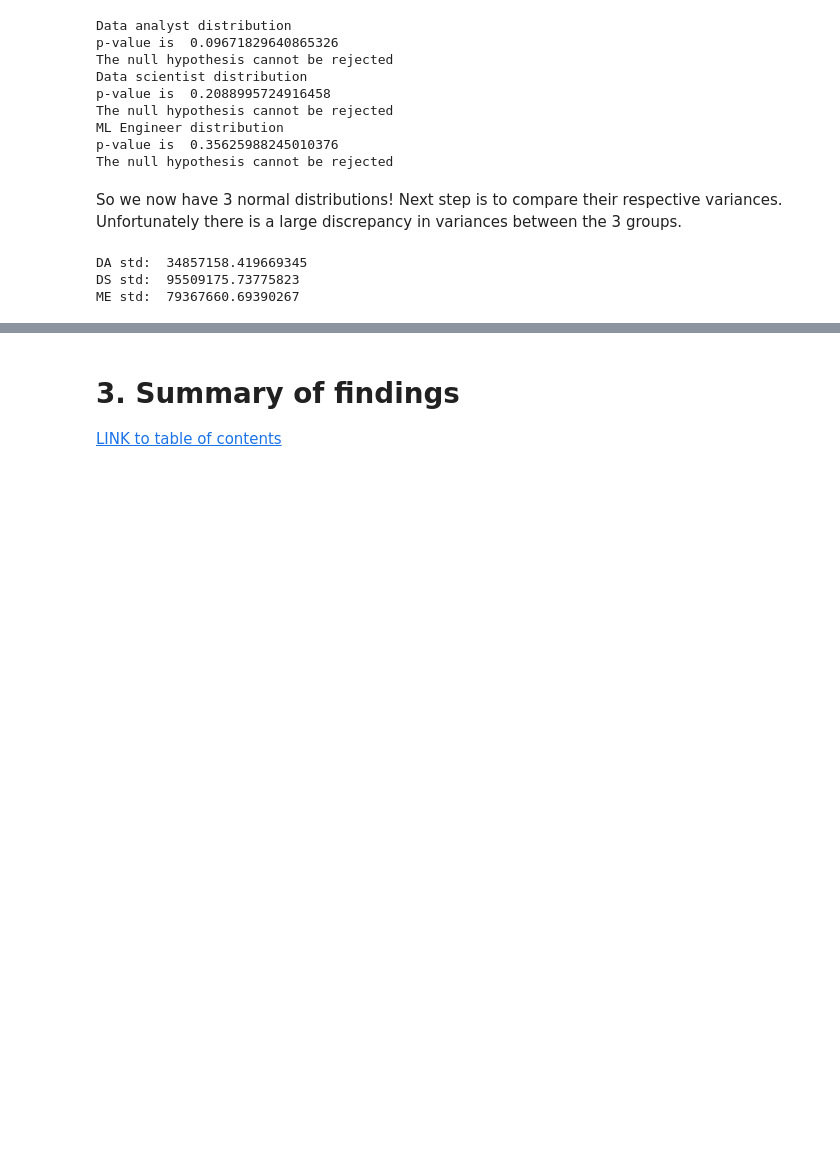
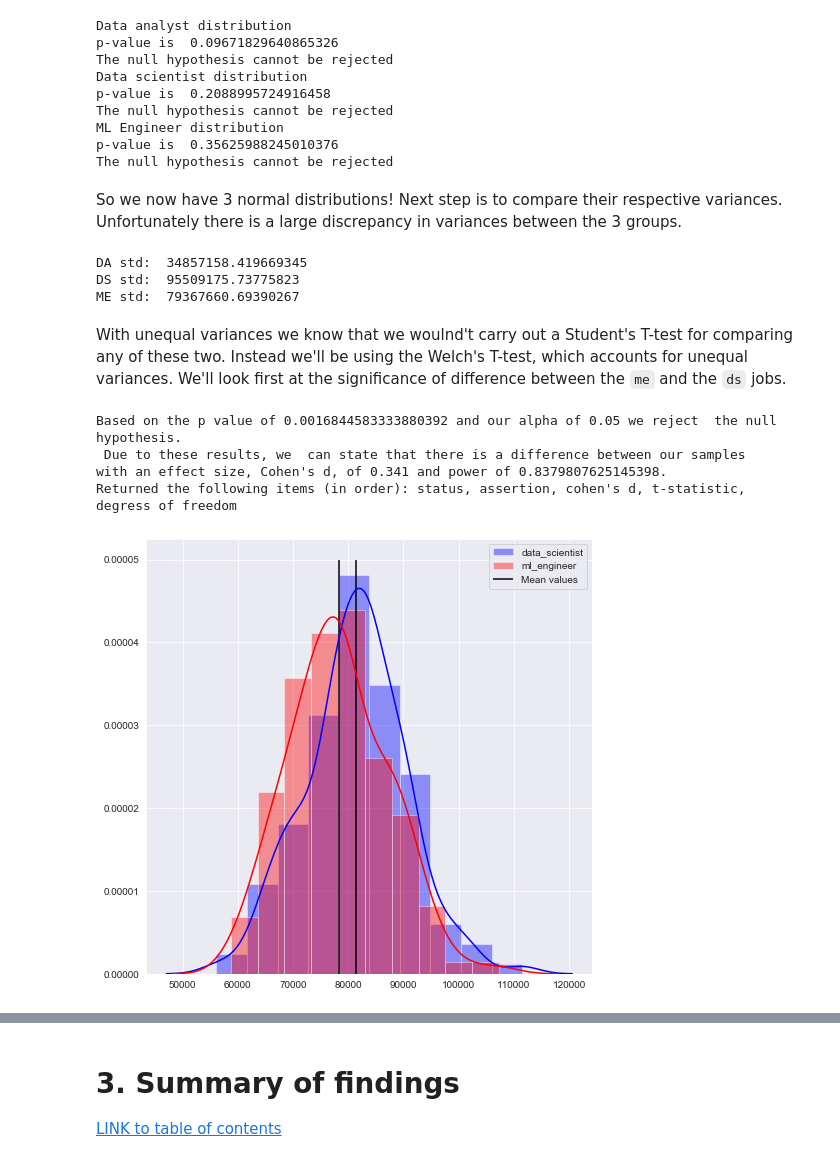
Before and after one commit to Ioana-P/MLEng_vs_DScientist_analysis, a Jupyter notebook: 3b_Statistical_tests.ipynb, the cells around one changed output, grey strips where cells are left out. Saved outputs shown, nothing was run; the diff lists cells and outputs as text; code cells hidden in the pictures; blank space fills up the shorter version.

Commit message:
do 1 t-test for ME and DS

```diff
--- a/3b_Statistical_tests.ipynb
+++ b/3b_Statistical_tests.ipynb
@@ -334,3 +334,14 @@ print("ME std: ", np.var(me_dist_sample_means))
 DA std:  34857158.419669345
 DS std:  95509175.73775823
 ME std:  79367660.69390267
+# %% [markdown]
+With unequal variances we know that we woulnd't carry out a Student's T-test for comparing any of these two. Instead we'll be using the Welch's T-test, which accounts for unequal variances. We'll look first at the significance of difference between the `me` and the `ds` jobs.
+# %%
+status, assertion, coh_d, t_statistic, dof = st.hypothesis_test(ds_dist_sample_means, me_dist_sample_means, 'salary',
+                  'data_scientist', 'ml_engineer', 'blue', 'red', alpha=0.05);
+# %% [output]
+Based on the p value of 0.0016844583333880392 and our alpha of 0.05 we reject  the null hypothesis.
+ Due to these results, we  can state that there is a difference between our samples
+with an effect size, Cohen's d, of 0.341 and power of 0.8379807625145398.
+Returned the following items (in order): status, assertion, cohen's d, t-statistic, degress of freedom
+[figure, added]
```
Also changed, not shown: parts of 2 cells of this notebook.
